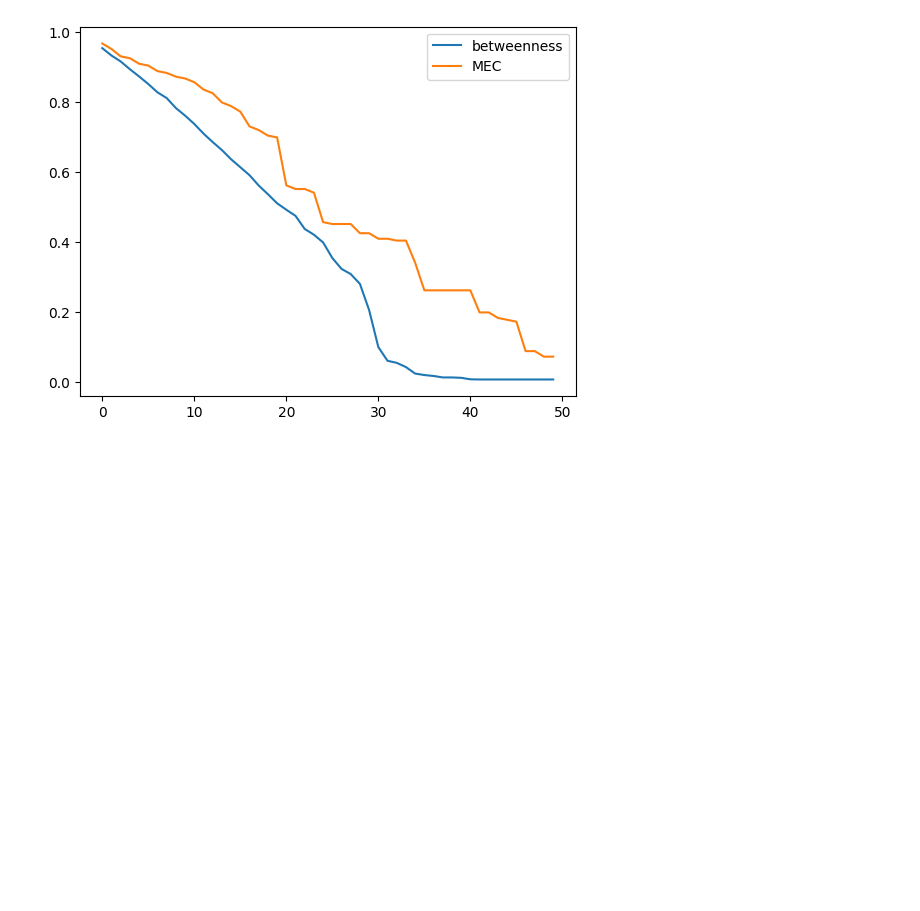
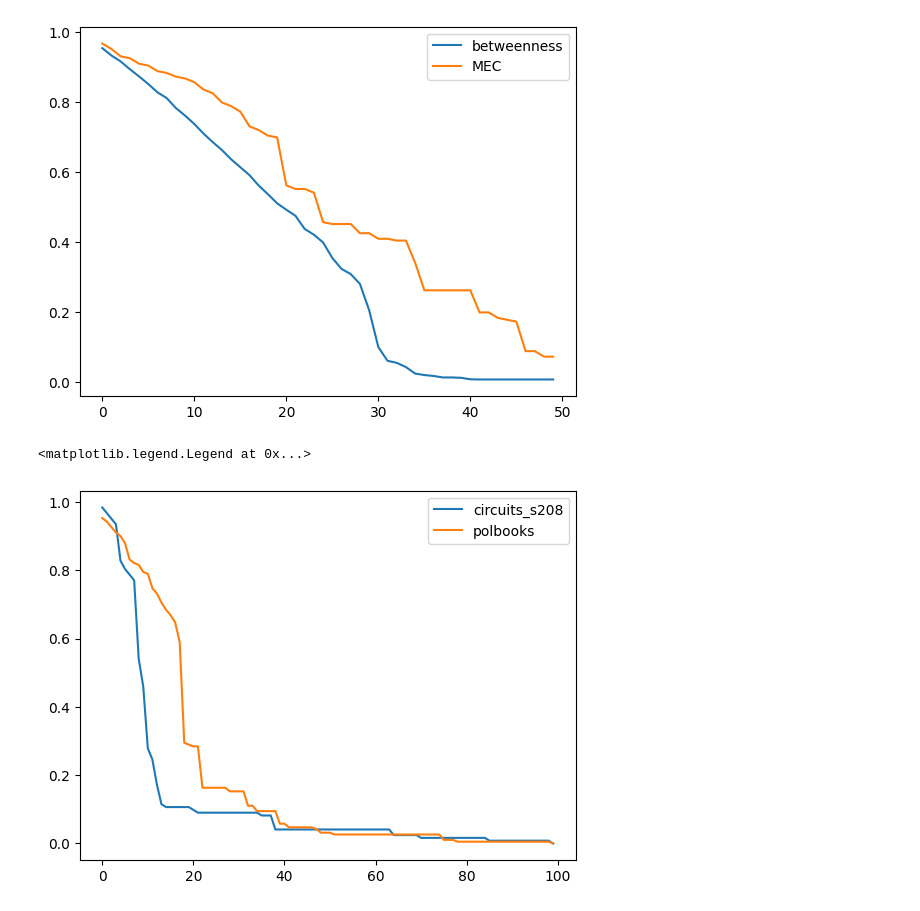
Before and after one commit to raysas/network-disintegration-attacks, a Jupyter notebook: code/final_code.ipynb, the cells around one changed output. Cells and saved outputs as stored; diff of their text form; code cells hidden in the pictures; blank space fills up the shorter version.

```diff
--- a/code/final_code.ipynb
+++ b/code/final_code.ipynb
@@ -1610,3 +1608,61 @@ plt.legend()
 plt.show()
 # %% [output]
 [figure]
+# %%
+def partition_list(input_list, num=100):
+    n = len(input_list) // num
+    remainder = len(input_list) % num
+    partitions = []
+    for i in range(num):
+        start = i * n + min(i, remainder)
+        end = start + n + (i < remainder)
+        partitions.append(input_list[start:end])
+    return partitions
+
+def attack_pro(g, sorted_nodes, batch_num=100):
+    G=g.copy()
+    N=G.number_of_nodes()
+    pi = partition_list(sorted_nodes, batch_num)
+    # print(len(pi))
+
+    lcc=0;norm_lcc=0;i_index=0;e=0
+    norm_LCC={};LCC={};Inter={};E={}
+    R=[]; InterE=[]
+
+    t=time.time()
+
+    for batch in range((len(pi))): #looping through each batch
+        for node in pi[batch]:
+            G.remove_node(node)
+            lcc = compute_lcc(G)
+            i_index= compute_i(G, N)
+            norm_lcc = lcc/N
+            e = nx.algorithms.global_efficiency(G)
+
+            R.append(norm_lcc)
+            InterE.append(e)
+
+        norm_LCC[batch]=norm_lcc
+        LCC[batch]=lcc
+        Inter[batch]=i_index
+        E[batch]=e
+
+    e=time.time()
+    t=e-t
+
+    #R at halftime doesn not hold according to formula
+    R=sum(R)/len(R)
+    InterE=sum(InterE)/len(InterE)
+
+    return norm_LCC, Inter, E, R, InterE, t
+
+bet_pro_attack_circuits_s208 = attack_pro(circuits_s208, [x[0] for x in betweenness_centrality_sorted_circuits_s208])
+bet_pro_attack_polbooks = attack_pro(polbooks, [x[0] for x in betweenness_centrality_sorted_polbooks])
+
+#plot both networks on LCC
+plt.plot(list(bet_pro_attack_circuits_s208[0].values()), label='circuits_s208')
+plt.plot(list(bet_pro_attack_polbooks[0].values()), label='polbooks')
+plt.legend()
+# %% [output]
+<matplotlib.legend.Legend at 0x...>
+[figure, added]
```
Also changed, not shown: parts of 4 cells of this notebook, 1 other file.
